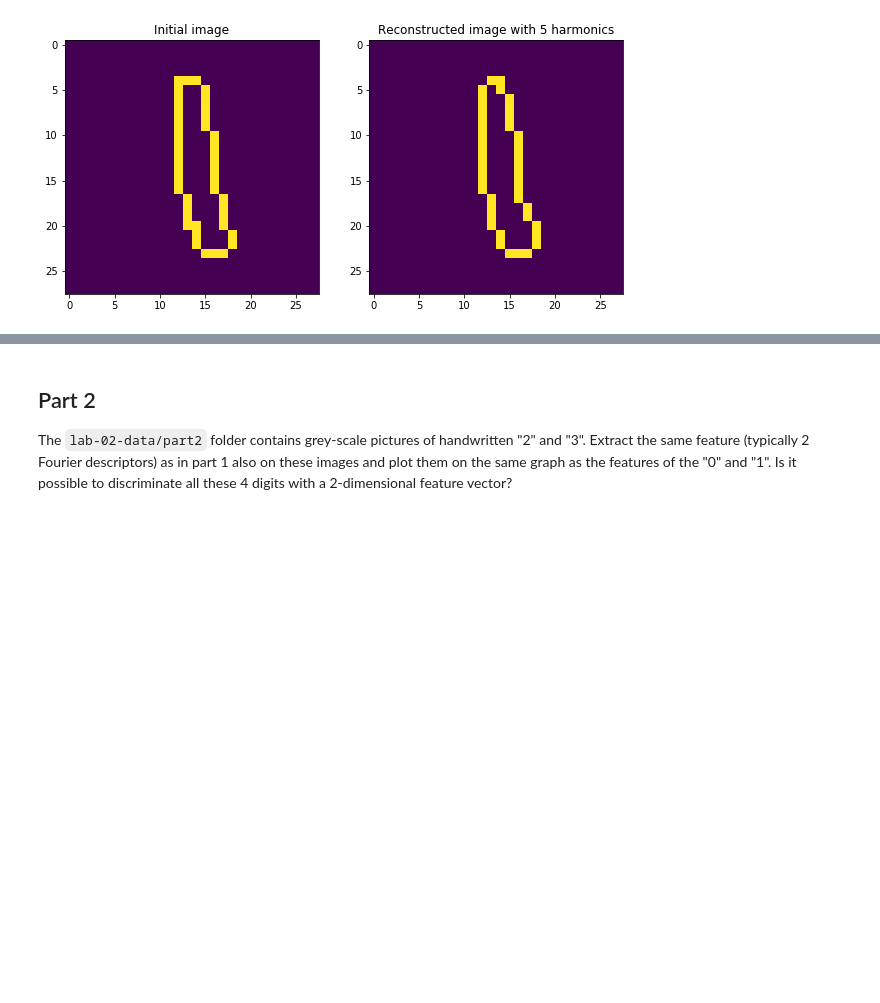
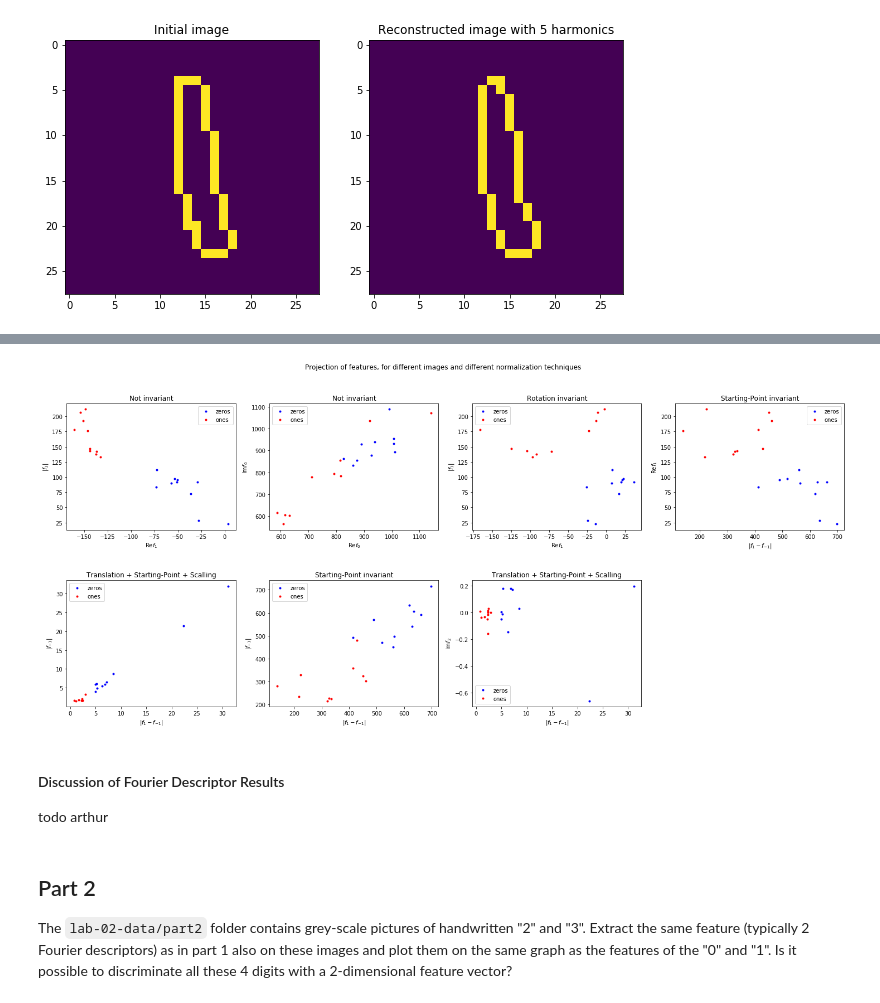
Before and after one commit to arthurBricq/ImageAnalysisLabs, a Jupyter notebook: lab02/lab_02_object_description.ipynb, the cells around one changed output, grey strips where cells are left out. Cells and saved outputs as stored; diff of their text form; code cells hidden in the pictures; blank space fills up the shorter version.

```diff
--- a/lab02/lab_02_object_description.ipynb
+++ b/lab02/lab_02_object_description.ipynb
@@ -175,3 +231,38 @@ To have a good classification, we must use a good feature vector $x_{features}$,
+# %%
+# 1. Construction of the experiment (make the data-model to generate plot easily)
+plots_to_make = []
+plots_to_make.append(PlotData("Not invariant", [0,0,0,0], [0,1]))
+plots_to_make.append(PlotData("Not invariant", [0,0,0,0], [5,6]))
+plots_to_make.append(PlotData("Rotation invariant", [1,0,0,0], [0, 1]))
+plots_to_make.append(PlotData("Starting-Point invariant", [0,0,0,1], [3, 0]))
+plots_to_make.append(PlotData("Translation + Starting-Point + Scalling", [0,1,1,1], [3, 2]))
+plots_to_make.append(PlotData("Starting-Point invariant", [0,0,0,1], [3, 2]))
+plots_to_make.append(PlotData("Translation + Starting-Point + Scalling", [0,1,1,1], [3, 4]))
+
+# 2. Make some nice plots illustrating all this
+fig, axs = plt.subplots(2,4,figsize = (25,10))
+axs = axs.ravel()
+for i, plotData in enumerate(plots_to_make):
+    x_zeros, x_ones = [], []
+    ax = axs[i]
+    for img in zeros: x_zeros.append(imPro.get_feature_vector(img, plotData.invariances))
+    for img in ones: x_ones.append(imPro.get_feature_vector(img, plotData.invariances))
+    x_zeros, x_ones = np.array(x_zeros), np.array(x_ones)
+    ax.plot(x_zeros[:,plotData.features[0]], x_zeros[:,plotData.features[1]],'.b', label = 'zeros')
+    ax.plot(x_ones[:,plotData.features[0]], x_ones[:,plotData.features[1]],'.r', label = 'ones')
+    labels = plotData.get_features_label()
+    ax.set_xlabel(labels[0])
+    ax.set_ylabel(labels[1])
+    ax.set_title(plotData.name)
+    ax.legend()
+fig.subplots_adjust(hspace=0.4)
+fig.delaxes(axs[-1])
+fig.suptitle("Projection of features, for different images and different normalization techniques");
+# %% [output]
+[figure, added]
+# %% [markdown]
+#### Discussion of Fourier Descriptor Results
+todo arthur
 # %% [markdown]
 ## Part 2
 The `lab-02-data/part2` folder contains grey-scale pictures of handwritten "2" and "3".
```
Also changed, not shown: parts of 12 cells of this notebook, 3 other files.
